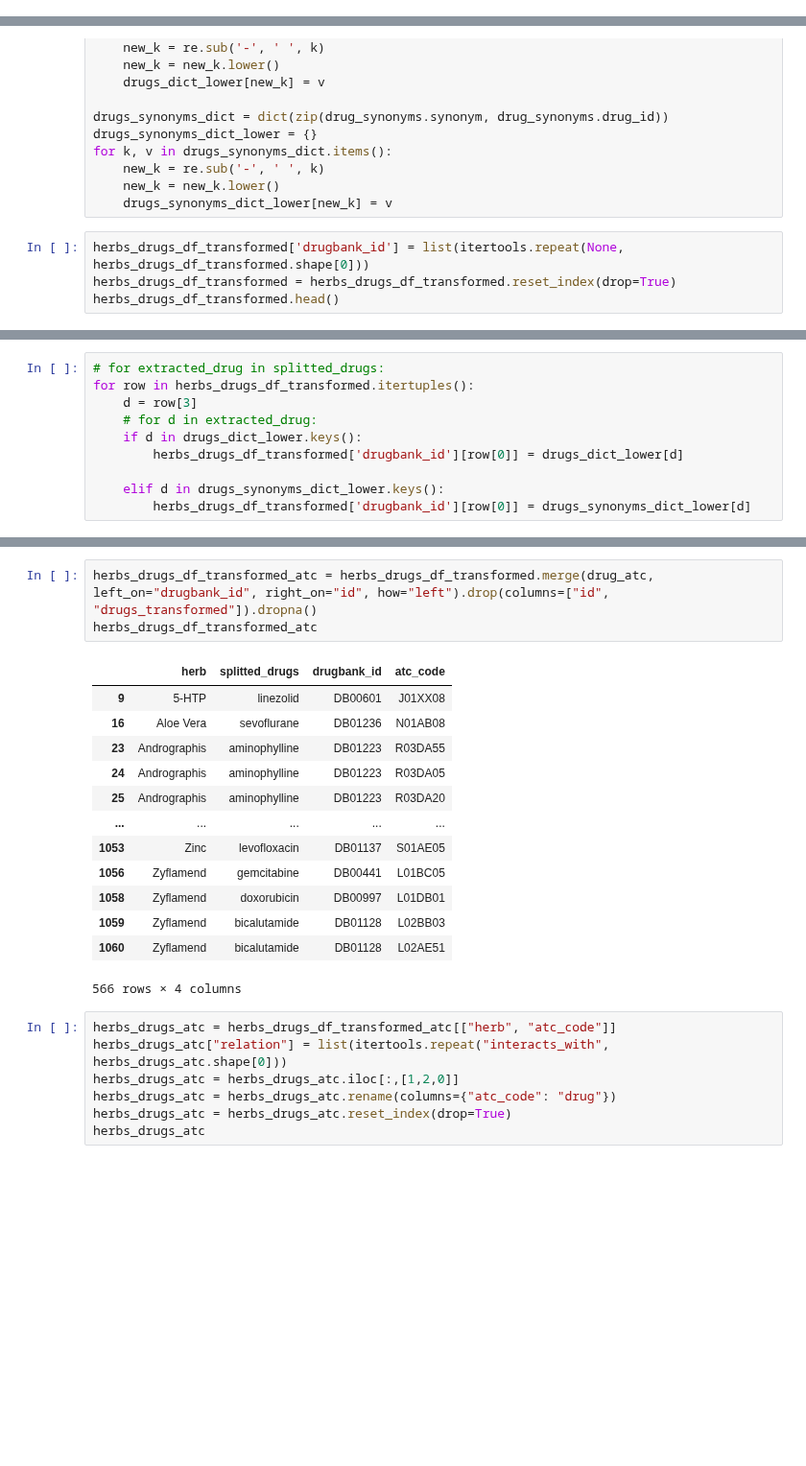
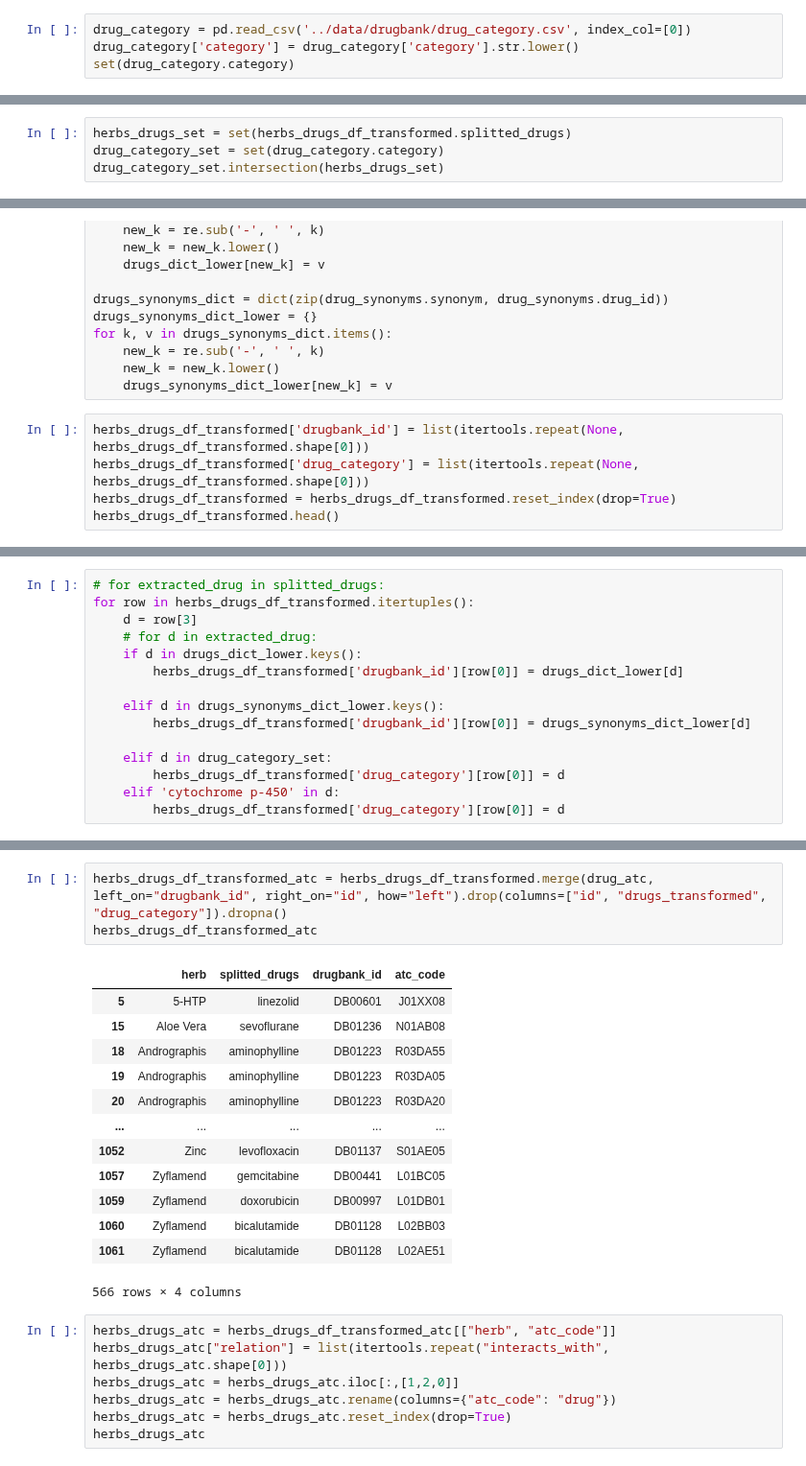
Before and after one commit to marketakrenkova/drug-interaction-prediction, a Jupyter notebook: herbs-mskcc/herbs_drug_interactions-2.ipynb, the cells around one changed output, grey strips where cells are left out. Shown at 96% size. Saved outputs shown, nothing was run; the diff lists cells and outputs as text; blank space fills up the shorter version.

```diff
--- a/herbs-mskcc/herbs_drug_interactions-2.ipynb
+++ b/herbs-mskcc/herbs_drug_interactions-2.ipynb
@@ -121,3 +131,7 @@ drug_synonyms
 | 33180 | DB16741 | Bortezomib D-mannitol symmetrical... |
 | 33181 | DB16741 | Bortezomib mannitol boronic ester |
 33181 rows × 2 columns
+# %%
+drug_category = pd.read_csv('../data/drugbank/drug_category.csv', index_col=[0])
+drug_category['category'] = drug_category['category'].str.lower()
+set(drug_category.category)
@@ -123,0 +172,4 @@ drug_synonyms
+# %%
+herbs_drugs_set = set(herbs_drugs_df_transformed.splitted_drugs)
+drug_category_set = set(drug_category.category)
+drug_category_set.intersection(herbs_drugs_set)
@@ -137,6 +207,7 @@ for k, v in drugs_synonyms_dict.items():
     drugs_synonyms_dict_lower[new_k] = v
 # %%
 herbs_drugs_df_transformed['drugbank_id'] = list(itertools.repeat(None, herbs_drugs_df_transformed.shape[0]))
+herbs_drugs_df_transformed['drug_category'] = list(itertools.repeat(None, herbs_drugs_df_transformed.shape[0]))
 herbs_drugs_df_transformed = herbs_drugs_df_transformed.reset_index(drop=True)
 herbs_drugs_df_transformed.head()
 # %% [output]
@@ -156,6 +227,11 @@ for row in herbs_drugs_df_transformed.itertuples():
 
     elif d in drugs_synonyms_dict_lower.keys():
         herbs_drugs_df_transformed['drugbank_id'][row[0]] = drugs_synonyms_dict_lower[d]
+
+    elif d in drug_category_set:
+        herbs_drugs_df_transformed['drug_category'][row[0]] = d
+    elif 'cytochrome p-450' in d:
+        herbs_drugs_df_transformed['drug_category'][row[0]] = d
 # %%
 herbs_drugs_df_transformed
 # %% [output]
@@ -175,19 +251,19 @@ herbs_drugs_df_transformed
 # %%
-herbs_drugs_df_transformed_atc = herbs_drugs_df_transformed.merge(drug_atc, left_on="drugbank_id", right_on="id", how="left").drop(columns=["id", "drugs_transformed"]).dropna()
+herbs_drugs_df_transformed_atc = herbs_drugs_df_transformed.merge(drug_atc, left_on="drugbank_id", right_on="id", how="left").drop(columns=["id", "drugs_transformed", "drug_category"]).dropna()
 herbs_drugs_df_transformed_atc
 # %% [output]
 |  | herb | splitted_drugs | drugbank_id | atc_code |
-| 9 | 5-HTP | linezolid | DB00601 | J01XX08 |
-| 16 | Aloe Vera | sevoflurane | DB01236 | N01AB08 |
-| 23 | Andrographis | aminophylline | DB01223 | R03DA55 |
-| 24 | Andrographis | aminophylline | DB01223 | R03DA05 |
-| 25 | Andrographis | aminophylline | DB01223 | R03DA20 |
+| 5 | 5-HTP | linezolid | DB00601 | J01XX08 |
+| 15 | Aloe Vera | sevoflurane | DB01236 | N01AB08 |
+| 18 | Andrographis | aminophylline | DB01223 | R03DA55 |
+| 19 | Andrographis | aminophylline | DB01223 | R03DA05 |
+| 20 | Andrographis | aminophylline | DB01223 | R03DA20 |
 | ... | ... | ... | ... | ... |
-| 1053 | Zinc | levofloxacin | DB01137 | S01AE05 |
-| 1056 | Zyflamend | gemcitabine | DB00441 | L01BC05 |
-| 1058 | Zyflamend | doxorubicin | DB00997 | L01DB01 |
-| 1059 | Zyflamend | bicalutamide | DB01128 | L02BB03 |
-| 1060 | Zyflamend | bicalutamide | DB01128 | L02AE51 |
+| 1052 | Zinc | levofloxacin | DB01137 | S01AE05 |
+| 1057 | Zyflamend | gemcitabine | DB00441 | L01BC05 |
+| 1059 | Zyflamend | doxorubicin | DB00997 | L01DB01 |
+| 1060 | Zyflamend | bicalutamide | DB01128 | L02BB03 |
+| 1061 | Zyflamend | bicalutamide | DB01128 | L02AE51 |
 566 rows × 4 columns
 # %%
 herbs_drugs_atc = herbs_drugs_df_transformed_atc[["herb", "atc_code"]]
```
Also changed, not shown: parts of 12 cells of this notebook, 3 other files.
